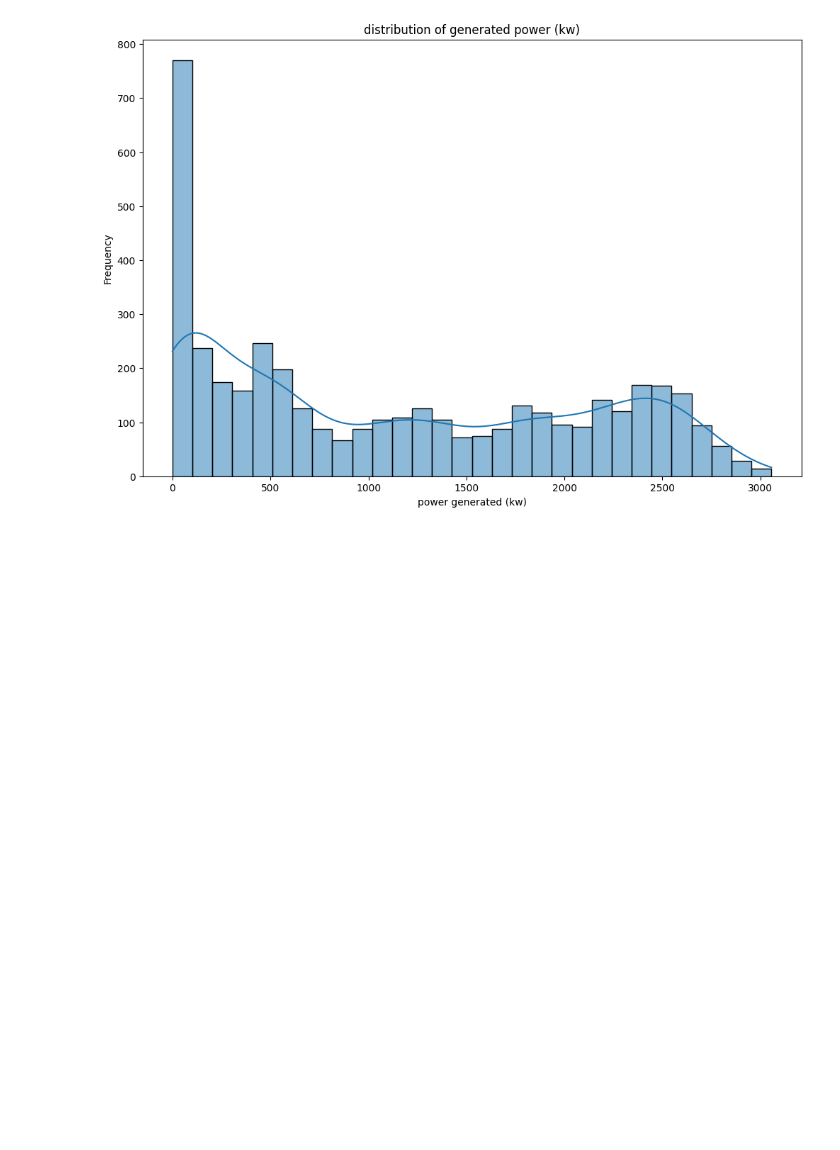
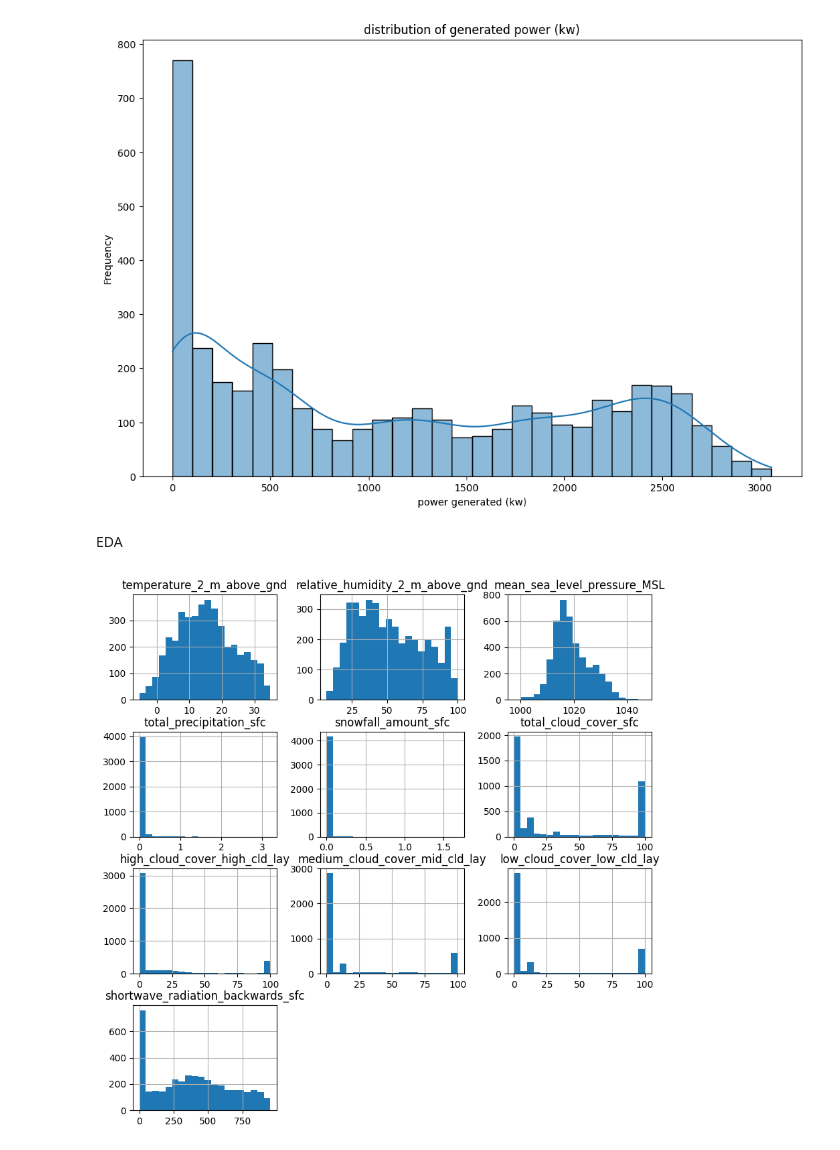
Before and after one commit to Thota980/week-1, a Jupyter notebook: solarpowerprediction.ipynb, the cells around one changed output. Cells and saved outputs as stored; diff of their text form; code cells hidden in the pictures; blank space fills up the shorter version.

```diff
--- a/solarpowerprediction.ipynb
+++ b/solarpowerprediction.ipynb
@@ -133,3 +133,11 @@ plt.ylabel('Frequency')
 plt.show()
 # %% [output]
 [figure]
+# %% [markdown]
+EDA
+# %%
+#histograms for remaining columns
+df [df.columns[:10]].hist(bins=20,figsize=(10,10))
+plt.show()
+# %% [output]
+[figure, added]
```
Also changed, not shown: parts of 6 cells of this notebook.
